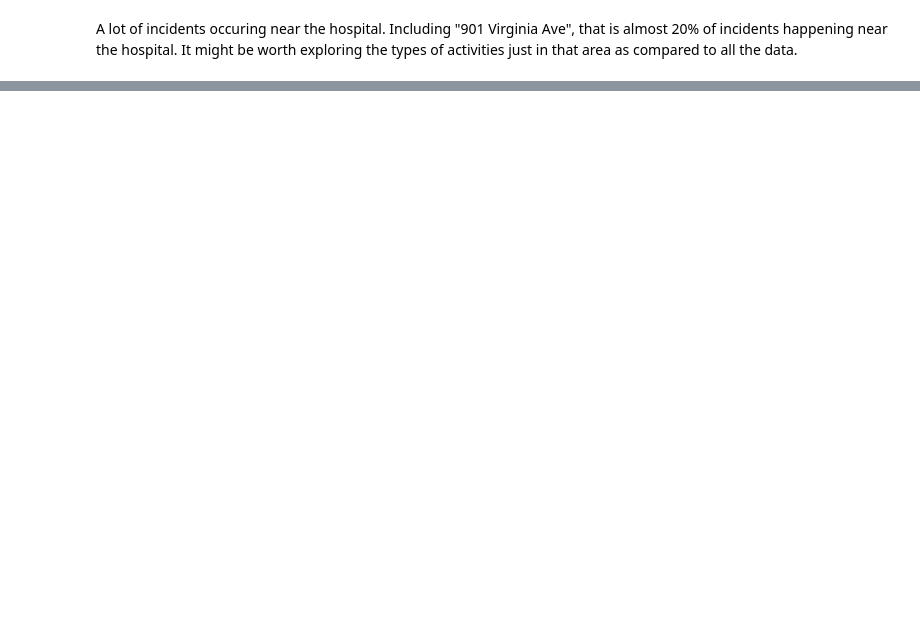
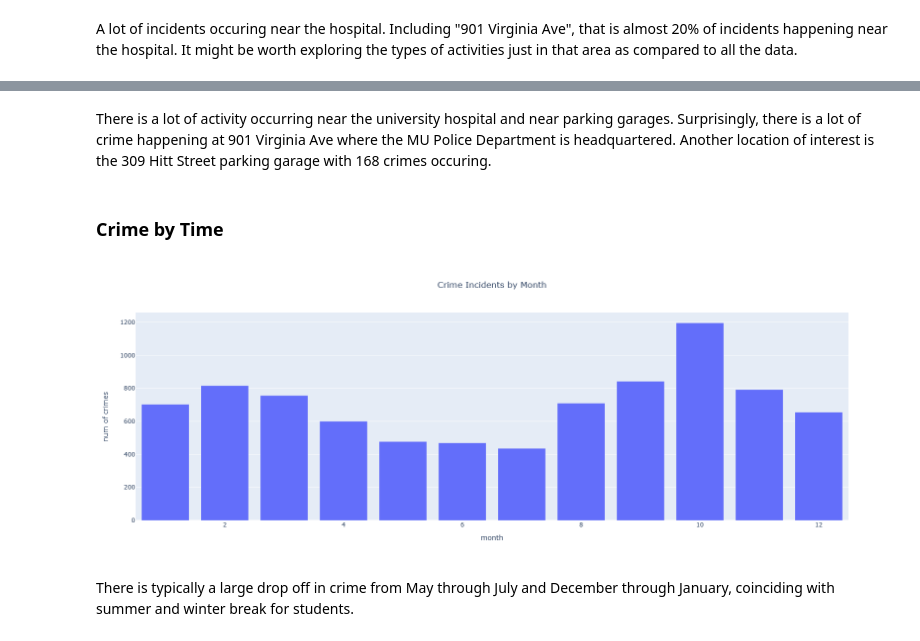
Before and after one commit to Daniel-Bassett/mu-crime-stats, a Jupyter notebook: eda/eda.ipynb, the cells around one changed output, grey strips where cells are left out. Drawn from its saved outputs; the diff is of its cells as text; code cells hidden in the pictures; blank space fills up the shorter version.

```diff
--- a/eda/eda.ipynb
+++ b/eda/eda.ipynb
@@ -166,0 +216,16 @@ temp_df = crime_df.groupby(['latitude', 'longitude', 'location_of_occurence'], a
+# %% [markdown]
+There is a lot of activity occurring near the university hospital and near parking garages. Surprisingly, there is a lot of crime happening at 901 Virginia Ave where the MU Police Department is headquartered. Another location of interest is the 309 Hitt Street parking garage with 168 crimes occuring.
+# %% [markdown]
+### Crime by Time
+# %%
+temp_df = crime_df.groupby('month', as_index=False).size()
+
+fig = px.bar(temp_df, x='month', y='size', title='Crime Incidents by Month')
+
+fig.update_layout(width=800, height=600, title_x=0.5, yaxis_title='num of crimes')
+# Show the plot
+fig.show()
+# %% [output]
+[figure, added]
+# %% [markdown]
+There is typically a large drop off in crime from May through July and December through January, coinciding with summer and winter break for students.
```
Also changed, not shown: parts of 14 cells of this notebook.
